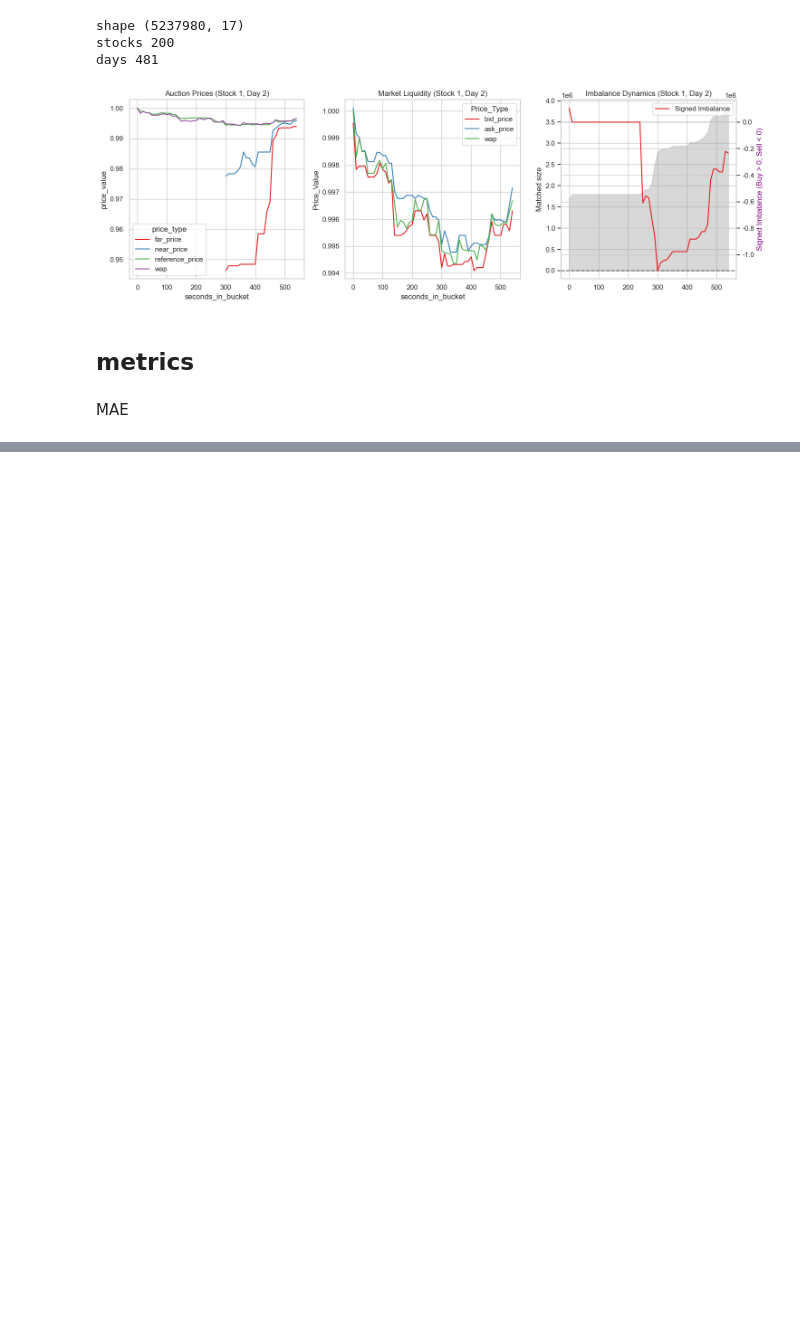
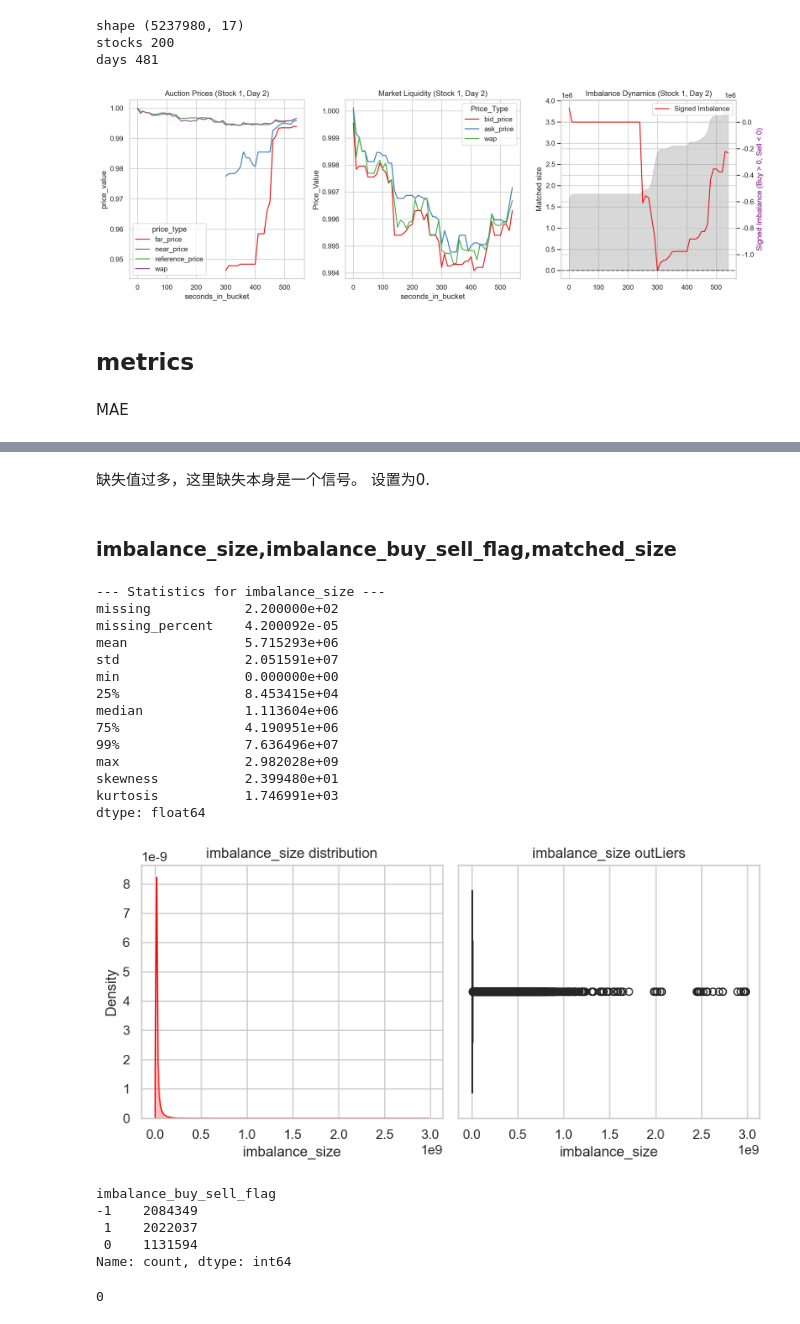
Before and after one commit to ddongzi/data-analysis, a Jupyter notebook: kaggle/optiver_trading_at_the_close/01_start.ipynb, the cells around one changed output, grey strips where cells are left out. Saved outputs shown, nothing was run; the diff lists cells and outputs as text; code cells hidden in the pictures; blank space fills up the shorter version.

```diff
--- a/kaggle/optiver_trading_at_the_close/01_start.ipynb
+++ b/kaggle/optiver_trading_at_the_close/01_start.ipynb
@@ -170,0 +285,34 @@ data.describe()
+# %% [markdown]
+缺失值过多，这里缺失本身是一个信号。 设置为0.
+# %% [markdown]
+### imbalance_size,imbalance_buy_sell_flag,matched_size
+# %%
+info_numeric_col(data, 'imbalance_size')
+# %% [output]
+--- Statistics for imbalance_size ---
+missing            2.200000e+02
+missing_percent    4.200092e-05
+mean               5.715293e+06
+std                2.051591e+07
+min                0.000000e+00
+25%                8.453415e+04
+median             1.113604e+06
+75%                4.190951e+06
+99%                7.636496e+07
+max                2.982028e+09
+skewness           2.399480e+01
+kurtosis           1.746991e+03
+dtype: float64
+[figure, added]
+# %%
+data['imbalance_buy_sell_flag'].value_counts()
+# %% [output]
+imbalance_buy_sell_flag
+-1    2084349
+ 1    2022037
+ 0    1131594
+Name: count, dtype: int64
+# %%
+data['imbalance_buy_sell_flag'].isnull().sum()
+# %% [output]
+0
```
Also changed, not shown: parts of 45 cells of this notebook, 9 other files.
